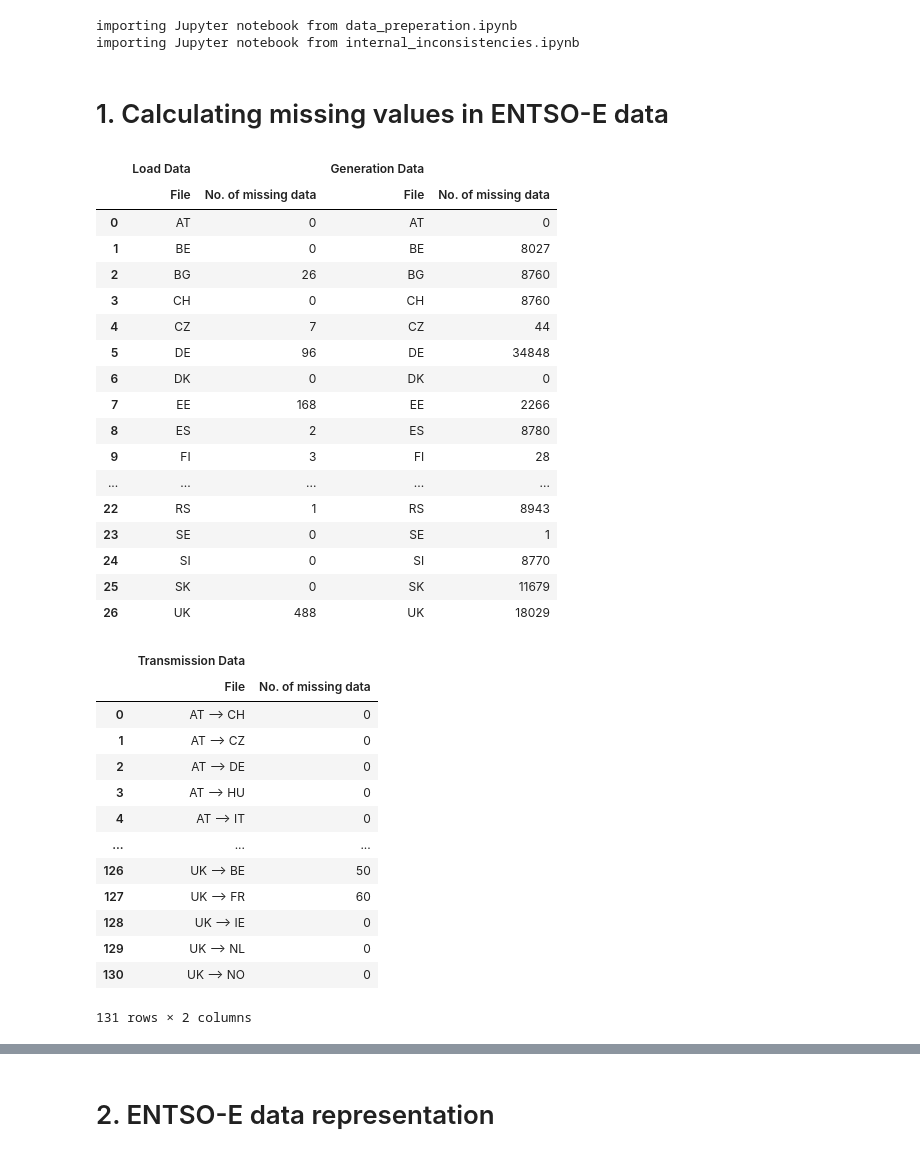
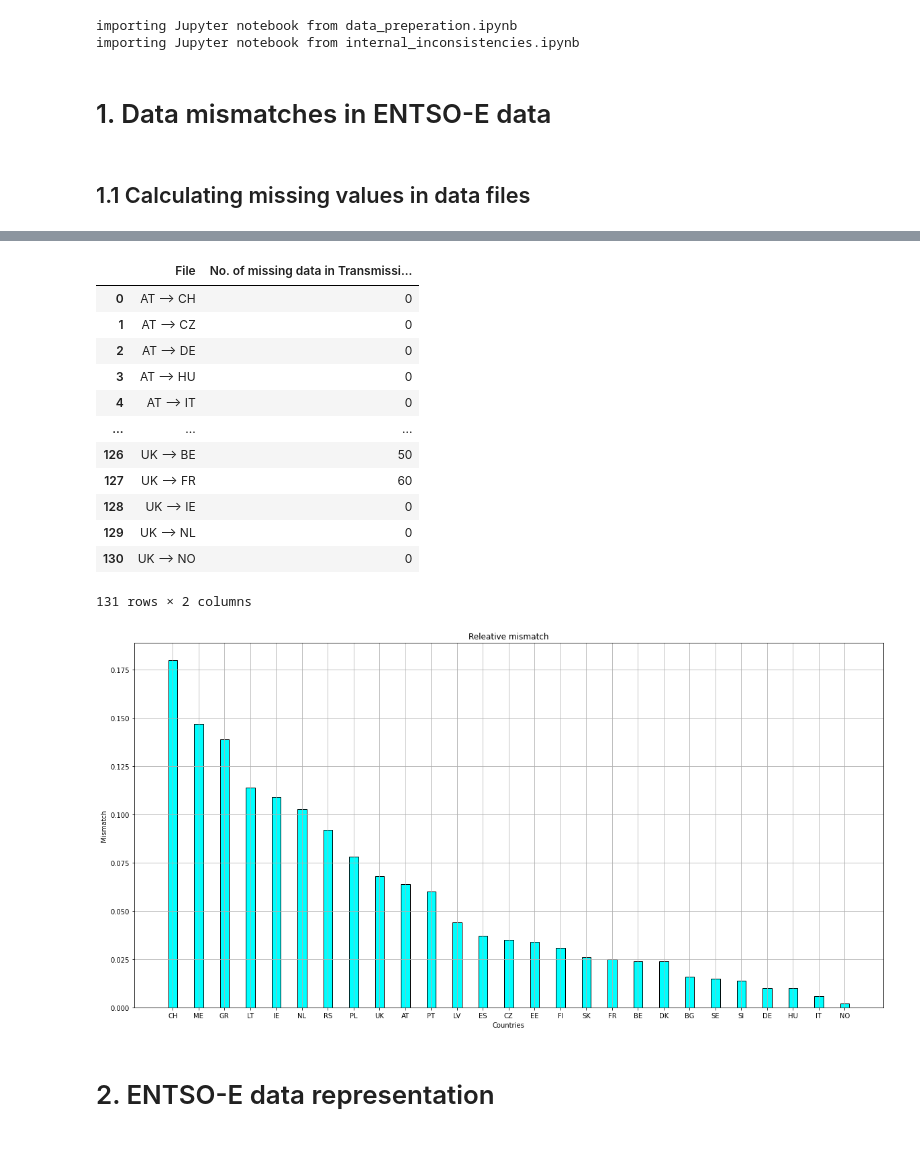
Before and after one commit to lovinduw/Consolidation, a Jupyter notebook: Scripts/main.ipynb, the cells around one changed output, grey strips where cells are left out. Cells and saved outputs as stored; diff of their text form; code cells hidden in the pictures.

Commit message:
mismatch

```diff
--- a/Scripts/main.ipynb
+++ b/Scripts/main.ipynb
@@ -12,41 +12,10 @@ importing Jupyter notebook from internal_inconsistencies.ipynb
 countries={ 'Austria': 'AT', 'Belgium': 'BE',  'Bulgaria': 'BG', 'Switzerland': 'CH', 'Czech Republic': 'CZ', 'Germany': 'DE', 'Denmark': 'DK', 'Estonia': 'EE', 'Spain': 'ES', 'Finland': 'FI', 'France': 'FR',  'Greece': 'GR', 'Hungary': 'HU', 'Ireland': 'IE', 'Italy': 'IT', 'Lithuania': 'LT', 'Latvia': 'LV', 'Montenegro': 'ME','Netherlands': 'NL', 'Norway': 'NO', 'Poland': 'PL', 'Portugal': 'PT', 'Serbia': 'RS', 'Sweden': 'SE', 'Slovenia': 'SI', 'Slovakia': 'SK', 'United Kingdom': 'UK'}
 
 abbr_list=list(countries.values())
+# %% [markdown]
+# 1. Data mismatches in ENTSO-E data
 # %% [markdown]
-# 1. Calculating missing values in ENTSO-E data
+## 1.1 Calculating missing values in data files
-# %%
-load_gen_missing_values, transmission_missing_values = ii.calculate_missing_values(countries)
-display(load_gen_missing_values,transmission_missing_values)
-# %% [output]
-|  | Load Data |  | Generation Data |  |
-|  | File | No. of missing data | File | No. of missing data |
-| 0 | AT | 0 | AT | 0 |
-| 1 | BE | 0 | BE | 8027 |
-| 2 | BG | 26 | BG | 8760 |
-| 3 | CH | 0 | CH | 8760 |
-| 4 | CZ | 7 | CZ | 44 |
-| 5 | DE | 96 | DE | 34848 |
-| 6 | DK | 0 | DK | 0 |
-| 7 | EE | 168 | EE | 2266 |
-| 8 | ES | 2 | ES | 8780 |
-| 9 | FI | 3 | FI | 28 |
-| ... | ... | ... | ... | ... |
-| 22 | RS | 1 | RS | 8943 |
-| 23 | SE | 0 | SE | 1 |
-| 24 | SI | 0 | SI | 8770 |
-| 25 | SK | 0 | SK | 11679 |
-| 26 | UK | 488 | UK | 18029 |
-|  | Transmission Data |  |
-|  | File | No. of missing data |
-| 0 | AT --> CH | 0 |
-| 1 | AT --> CZ | 0 |
-| 2 | AT --> DE | 0 |
-| 3 | AT --> HU | 0 |
-| 4 | AT --> IT | 0 |
-| ... | ... | ... |
-| 126 | UK --> BE | 50 |
-| 127 | UK --> FR | 60 |
-| 128 | UK --> IE | 0 |
-| 129 | UK --> NL | 0 |
-| 130 | UK --> NO | 0 |
-131 rows × 2 columns
+# %%
+ii.mismatch_data(countries)
+# %% [output]
@@ -53,3 +39,17 @@ display(load_gen_missing_values,transmission_missing_values)
+|  | File | No. of missing data in Transmissi... |
+| 0 | AT --> CH | 0 |
+| 1 | AT --> CZ | 0 |
+| 2 | AT --> DE | 0 |
+| 3 | AT --> HU | 0 |
+| 4 | AT --> IT | 0 |
+| ... | ... | ... |
+| 126 | UK --> BE | 50 |
+| 127 | UK --> FR | 60 |
+| 128 | UK --> IE | 0 |
+| 129 | UK --> NL | 0 |
+| 130 | UK --> NO | 0 |
+131 rows × 2 columns
+[figure, added]
 # %% [markdown]
 # 2. ENTSO-E data representation
 # %% [markdown]
```
Also changed, not shown: parts of 9 cells of this notebook, 3 other files.
